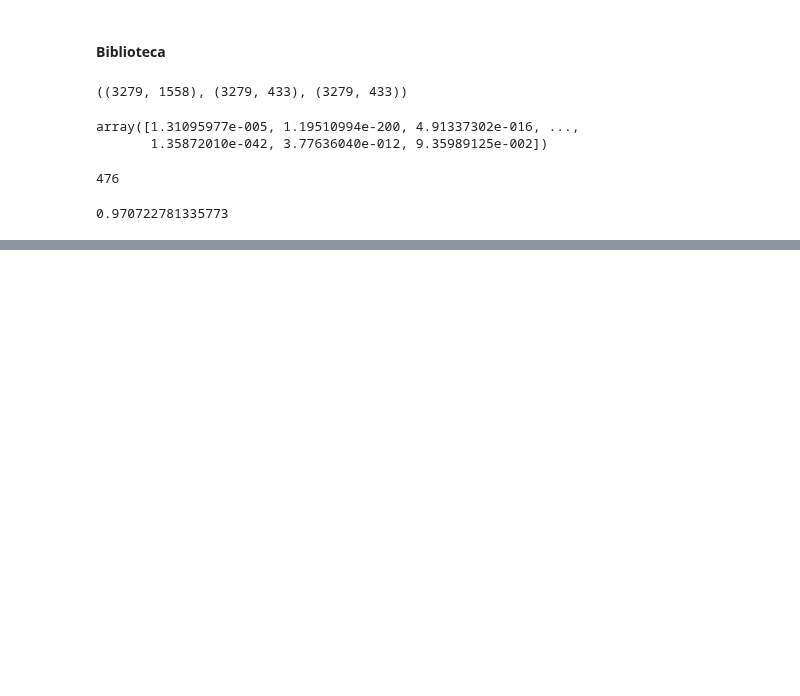
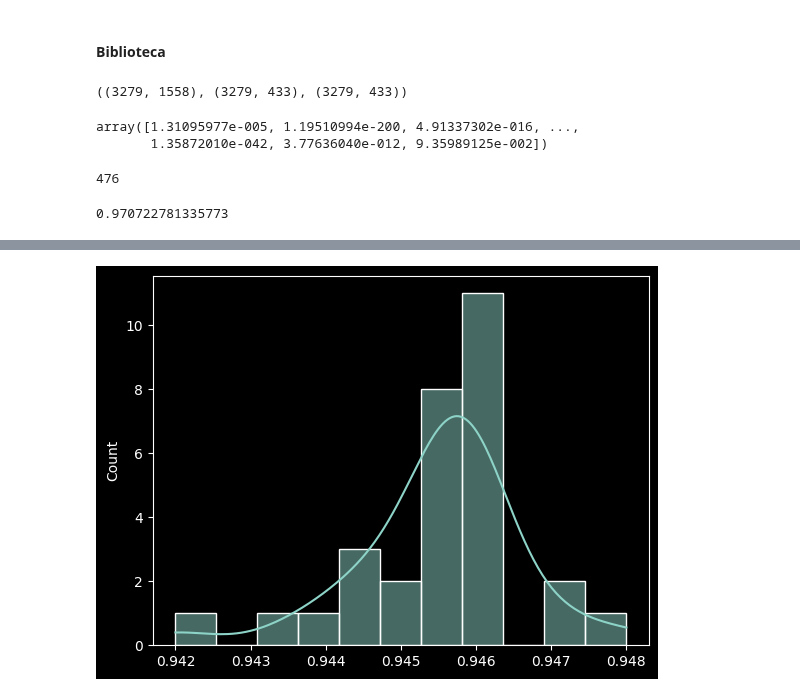
Before and after one commit to Joao-Inacio/Statistics_for-Data_Science, a Jupyter notebook: Intervalos_de_Confianca_e_Teste_de_Hipoteses/Testes_de_Hipoteses.ipynb, the cells around one changed output, grey strips where cells are left out. Saved outputs shown, nothing was run; the diff lists cells and outputs as text; code cells hidden in the pictures; blank space fills up the shorter version.

```diff
--- a/Intervalos_de_Confianca_e_Teste_de_Hipoteses/Testes_de_Hipoteses.ipynb
+++ b/Intervalos_de_Confianca_e_Teste_de_Hipoteses/Testes_de_Hipoteses.ipynb
@@ -415,0 +537,5 @@ accuracy_score(y, previsoes3)
+# %%
+# Gráfico
+sns.histplot(resultados_logistica_cv, kde=True);
+# %% [output]
+[figure, added]
```
Also changed, not shown: parts of 23 cells of this notebook.
